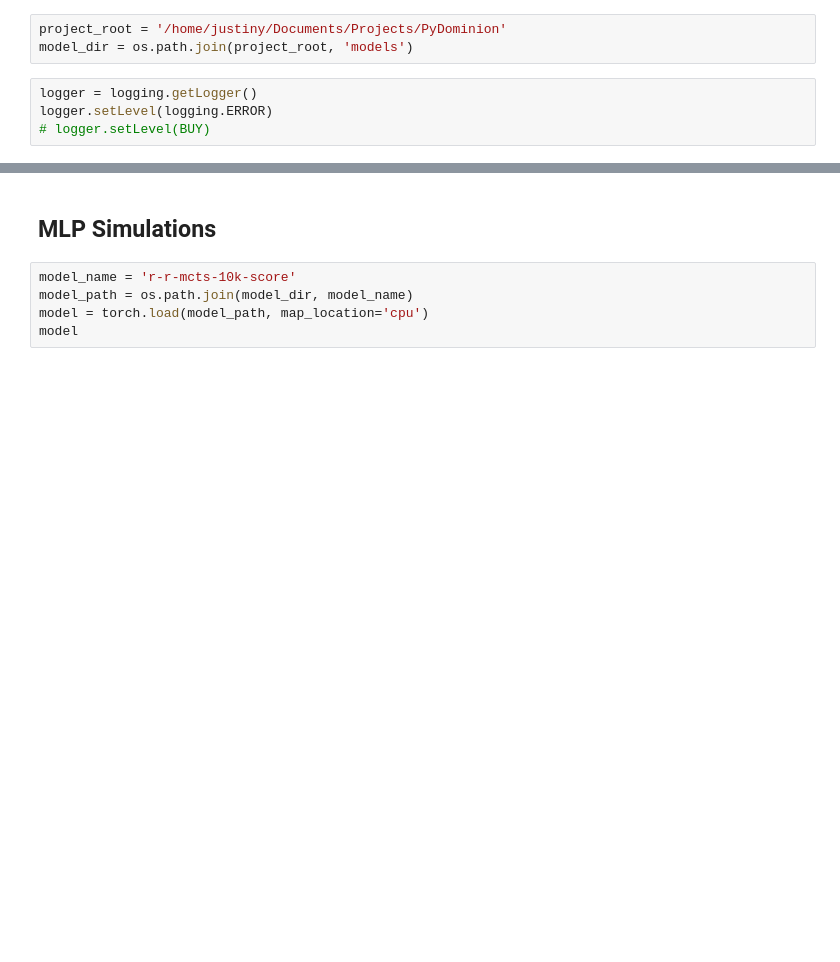
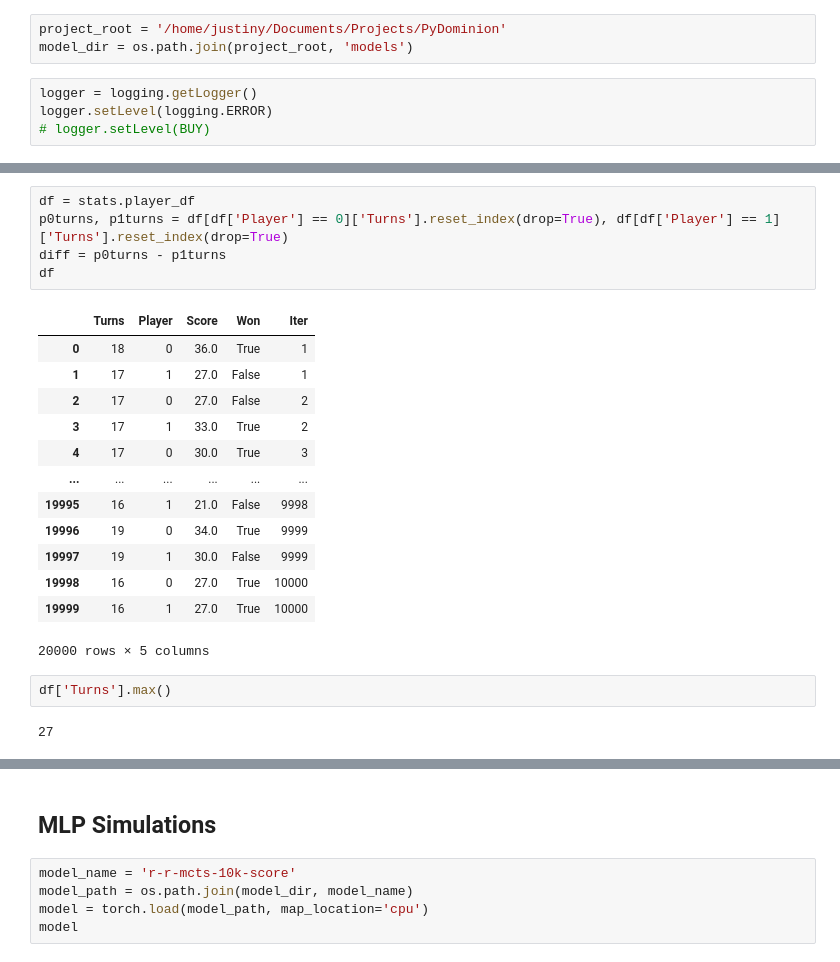
Before and after one commit to SpecificGenerality/PyDominion, a Jupyter notebook: notebooks/simulations.ipynb, the cells around one changed output, grey strips where cells are left out. Cells and saved outputs as stored; diff of their text form; blank space fills up the shorter version.

```diff
--- a/notebooks/simulations.ipynb
+++ b/notebooks/simulations.ipynb
@@ -26,0 +60,23 @@ logger.setLevel(logging.ERROR)
+# %%
+df = stats.player_df
+p0turns, p1turns = df[df['Player'] == 0]['Turns'].reset_index(drop=True), df[df['Player'] == 1]['Turns'].reset_index(drop=True)
+diff = p0turns - p1turns
+df
+# %% [output]
+|  | Turns | Player | Score | Won | Iter |
+| 0 | 18 | 0 | 36.0 | True | 1 |
+| 1 | 17 | 1 | 27.0 | False | 1 |
+| 2 | 17 | 0 | 27.0 | False | 2 |
+| 3 | 17 | 1 | 33.0 | True | 2 |
+| 4 | 17 | 0 | 30.0 | True | 3 |
+| ... | ... | ... | ... | ... | ... |
+| 19995 | 16 | 1 | 21.0 | False | 9998 |
+| 19996 | 19 | 0 | 34.0 | True | 9999 |
+| 19997 | 19 | 1 | 30.0 | False | 9999 |
+| 19998 | 16 | 0 | 27.0 | True | 10000 |
+| 19999 | 16 | 1 | 27.0 | True | 10000 |
+20000 rows × 5 columns
+# %%
+df['Turns'].max()
+# %% [output]
+27
```
Also changed, not shown: parts of 15 cells of this notebook, 4 other files.
